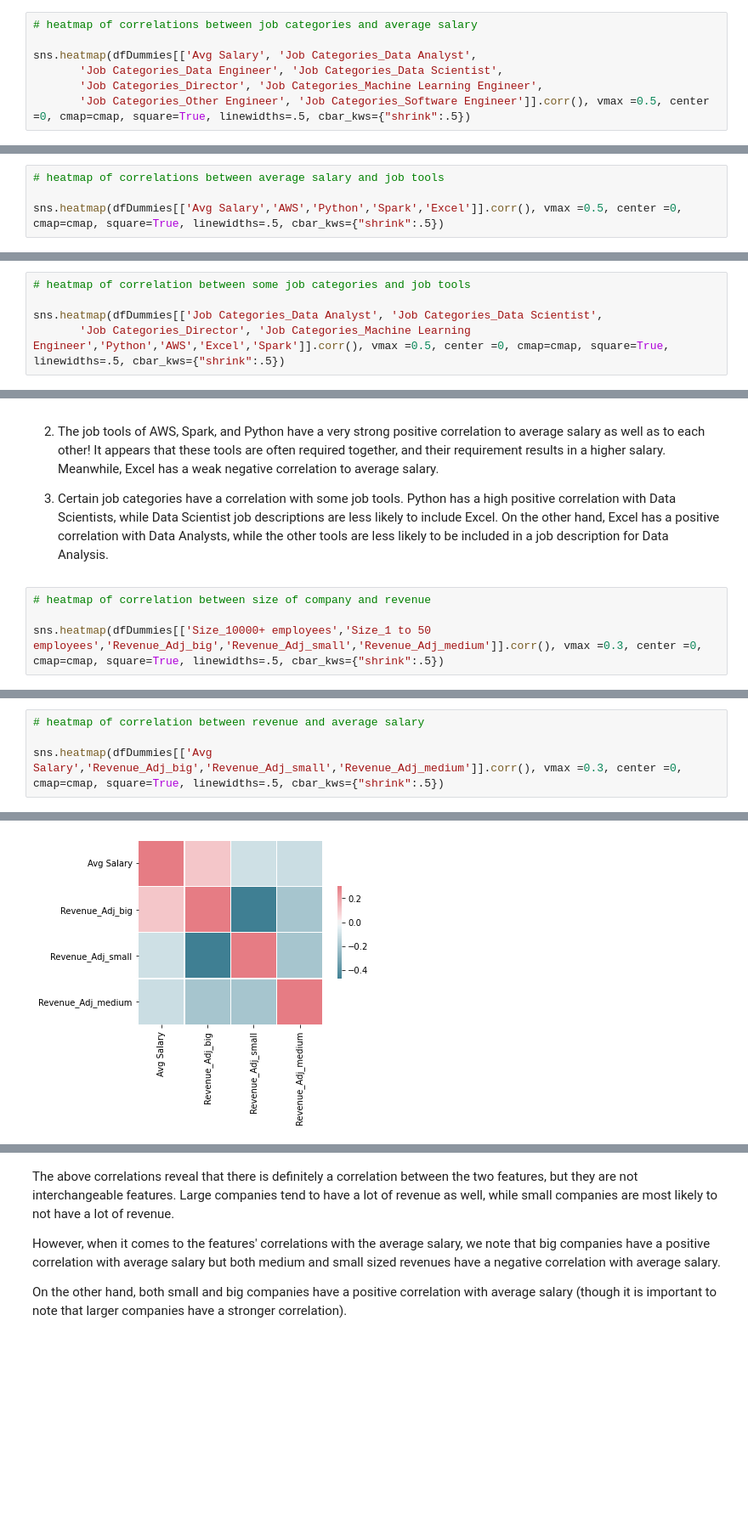
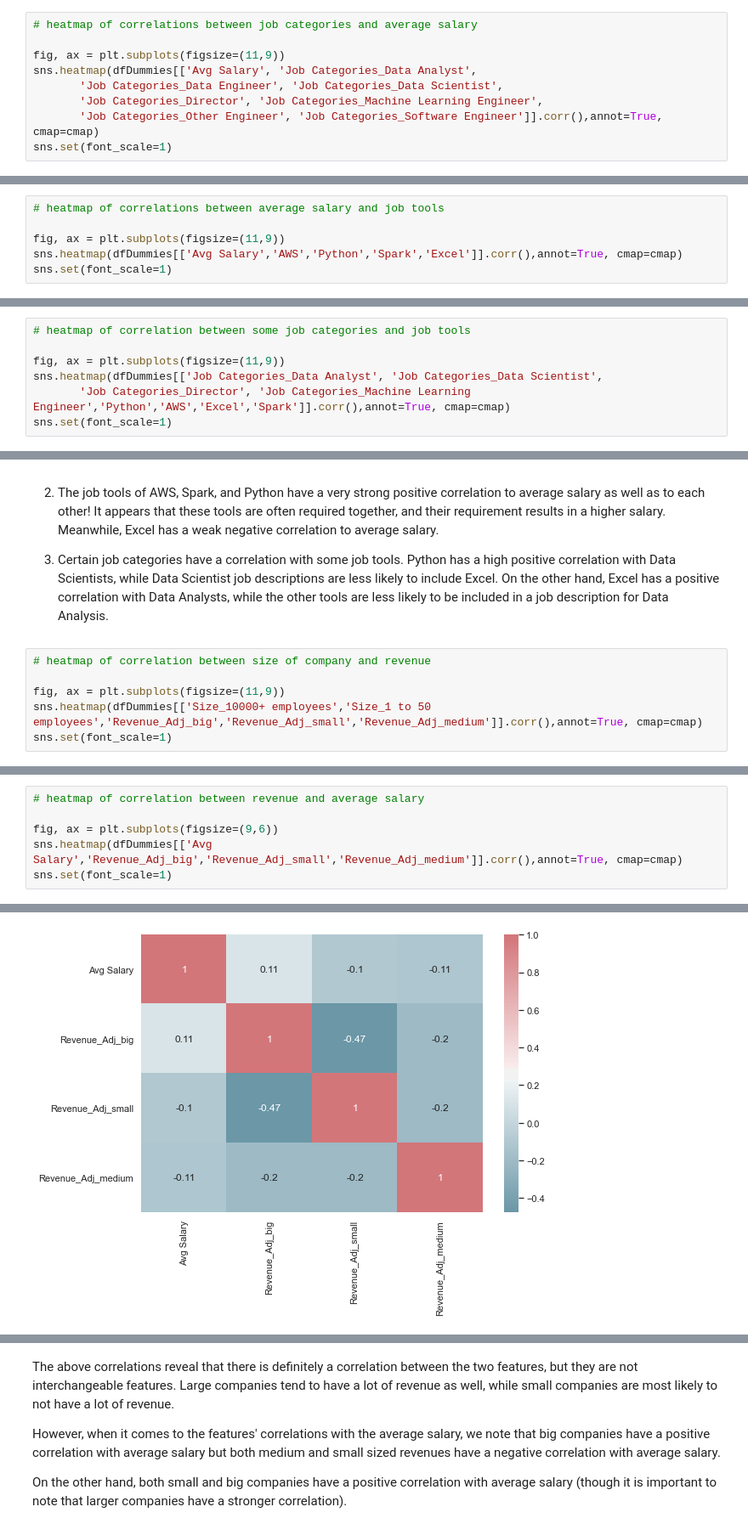
Before and after one commit to Aviost111/ds_project, a Jupyter notebook: GLASSDOOR SALARY PREDICTION PROJECT.ipynb, the cells around one changed output, grey strips where cells are left out. Shown: that part at 85% size. Cells and saved outputs as stored; diff of their text form; blank space fills up the shorter version.

```diff
--- a/GLASSDOOR SALARY PREDICTION PROJECT.ipynb
+++ b/GLASSDOOR SALARY PREDICTION PROJECT.ipynb
@@ -651,8 +655,10 @@ dfDummies = pd.get_dummies(df.drop(['Job Title', 'Salary Estimate', 'Job Descrip
 # %%
 # heatmap of correlations between job categories and average salary
 
+fig, ax = plt.subplots(figsize=(11,9))
 sns.heatmap(dfDummies[['Avg Salary', 'Job Categories_Data Analyst',
        'Job Categories_Data Engineer', 'Job Categories_Data Scientist',
        'Job Categories_Director', 'Job Categories_Machine Learning Engineer',
-       'Job Categories_Other Engineer', 'Job Categories_Software Engineer']].corr(), vmax =0.5, center =0, cmap=cmap, square=True, linewidths=.5, cbar_kws={"shrink":.5})
+       'Job Categories_Other Engineer', 'Job Categories_Software Engineer']].corr(),annot=True, cmap=cmap)
+sns.set(font_scale=1)
 # %% [output]
@@ -661,5 +666,7 @@ sns.heatmap(dfDummies[['Avg Salary', 'Job Categories_Data Analyst',
 # %%
 # heatmap of correlations between average salary and job tools
 
-sns.heatmap(dfDummies[['Avg Salary','AWS','Python','Spark','Excel']].corr(), vmax =0.5, center =0, cmap=cmap, square=True, linewidths=.5, cbar_kws={"shrink":.5})
+fig, ax = plt.subplots(figsize=(11,9))
+sns.heatmap(dfDummies[['Avg Salary','AWS','Python','Spark','Excel']].corr(),annot=True, cmap=cmap)
+sns.set(font_scale=1)
 # %% [output]
@@ -668,6 +674,8 @@ sns.heatmap(dfDummies[['Avg Salary','AWS','Python','Spark','Excel']].corr(), vma
 # %%
 # heatmap of correlation between some job categories and job tools
 
+fig, ax = plt.subplots(figsize=(11,9))
 sns.heatmap(dfDummies[['Job Categories_Data Analyst', 'Job Categories_Data Scientist',
-       'Job Categories_Director', 'Job Categories_Machine Learning Engineer','Python','AWS','Excel','Spark']].corr(), vmax =0.5, center =0, cmap=cmap, square=True, linewidths=.5, cbar_kws={"shrink":.5})
+       'Job Categories_Director', 'Job Categories_Machine Learning Engineer','Python','AWS','Excel','Spark']].corr(),annot=True, cmap=cmap)
+sns.set(font_scale=1)
 # %% [output]
@@ -684,5 +691,7 @@ These above correlations are revealing of some very important things:
 # %%
 # heatmap of correlation between size of company and revenue
 
-sns.heatmap(dfDummies[['Size_10000+ employees','Size_1 to 50 employees','Revenue_Adj_big','Revenue_Adj_small','Revenue_Adj_medium']].corr(), vmax =0.3, center =0, cmap=cmap, square=True, linewidths=.5, cbar_kws={"shrink":.5})
+fig, ax = plt.subplots(figsize=(11,9))
+sns.heatmap(dfDummies[['Size_10000+ employees','Size_1 to 50 employees','Revenue_Adj_big','Revenue_Adj_small','Revenue_Adj_medium']].corr(),annot=True, cmap=cmap)
+sns.set(font_scale=1)
 # %% [output]
@@ -691,5 +699,7 @@ sns.heatmap(dfDummies[['Size_10000+ employees','Size_1 to 50 employees','Revenue
 # %%
 # heatmap of correlation between revenue and average salary
 
-sns.heatmap(dfDummies[['Avg Salary','Revenue_Adj_big','Revenue_Adj_small','Revenue_Adj_medium']].corr(), vmax =0.3, center =0, cmap=cmap, square=True, linewidths=.5, cbar_kws={"shrink":.5})
+fig, ax = plt.subplots(figsize=(9,6))
+sns.heatmap(dfDummies[['Avg Salary','Revenue_Adj_big','Revenue_Adj_small','Revenue_Adj_medium']].corr(),annot=True, cmap=cmap)
+sns.set(font_scale=1)
 # %% [output]
@@ -697,4 +706,4 @@ sns.heatmap(dfDummies[['Avg Salary','Revenue_Adj_big','Revenue_Adj_small','Reven
-[figure, old version]
+[figure, new version]
 # %%
 # heatmap of correlations between size of company and average salary
 
```
Also changed, not shown: parts of 7 cells of this notebook.
